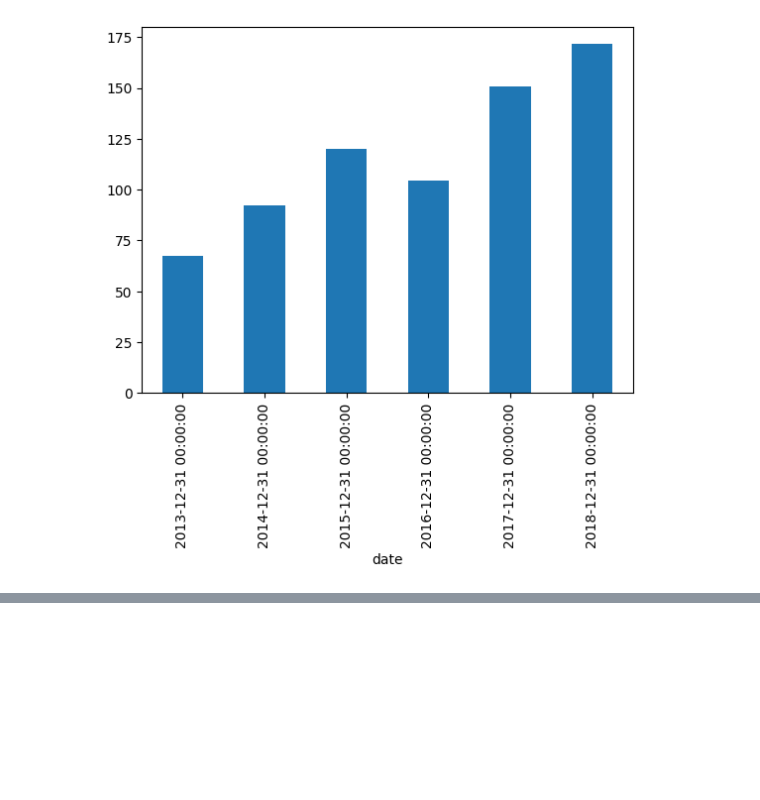
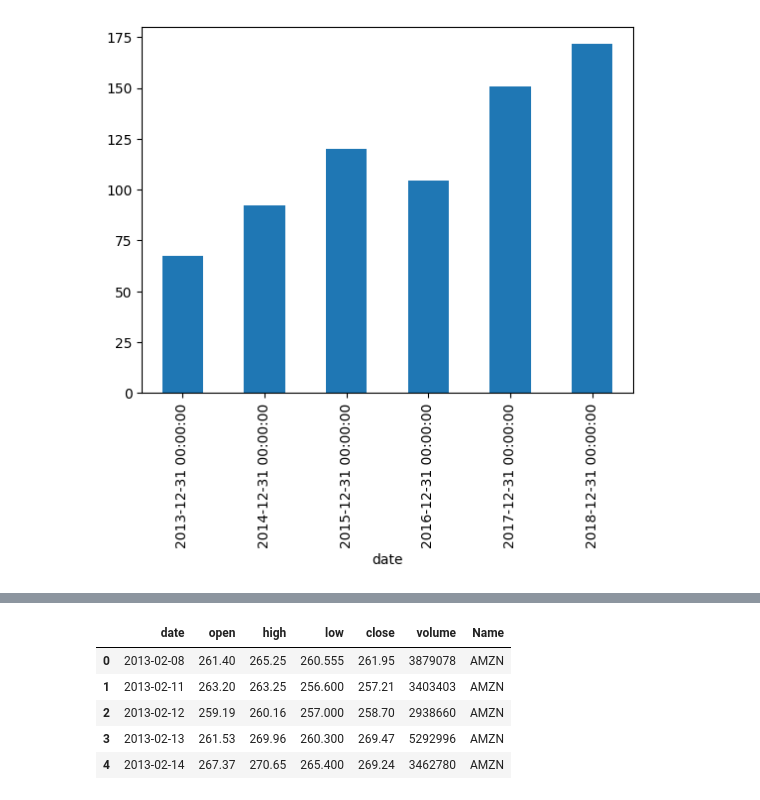
Before and after one commit to imakash1997/Data_Analyst_Unguided_Projects_Portfolio, a Jupyter notebook: Time Series Project ( Stock Market case-study )/Notebook/Stock_Price_EDA.ipynb, the cells around one changed output, grey strips where cells are left out. Cells and saved outputs as stored; diff of their text form; code cells hidden in the pictures; blank space fills up the shorter version.

```diff
--- a/Time Series Project ( Stock Market case-study )/Notebook/Stock_Price_EDA.ipynb
+++ b/Time Series Project ( Stock Market case-study )/Notebook/Stock_Price_EDA.ipynb
@@ -260,0 +307,9 @@ df2['close'].resample('Y').mean().plot(kind="bar")
+# %%
+amazon.head()
+# %% [output]
+|  | date | open | high | low | close | volume | Name |
+| 0 | 2013-02-08 | 261.40 | 265.25 | 260.555 | 261.95 | 3879078 | AMZN |
+| 1 | 2013-02-11 | 263.20 | 263.25 | 256.600 | 257.21 | 3403403 | AMZN |
+| 2 | 2013-02-12 | 259.19 | 260.16 | 257.000 | 258.70 | 2938660 | AMZN |
+| 3 | 2013-02-13 | 261.53 | 269.96 | 260.300 | 269.47 | 5292996 | AMZN |
+| 4 | 2013-02-14 | 267.37 | 270.65 | 265.400 | 269.24 | 3462780 | AMZN |
```
Also changed, not shown: parts of 13 cells of this notebook.
